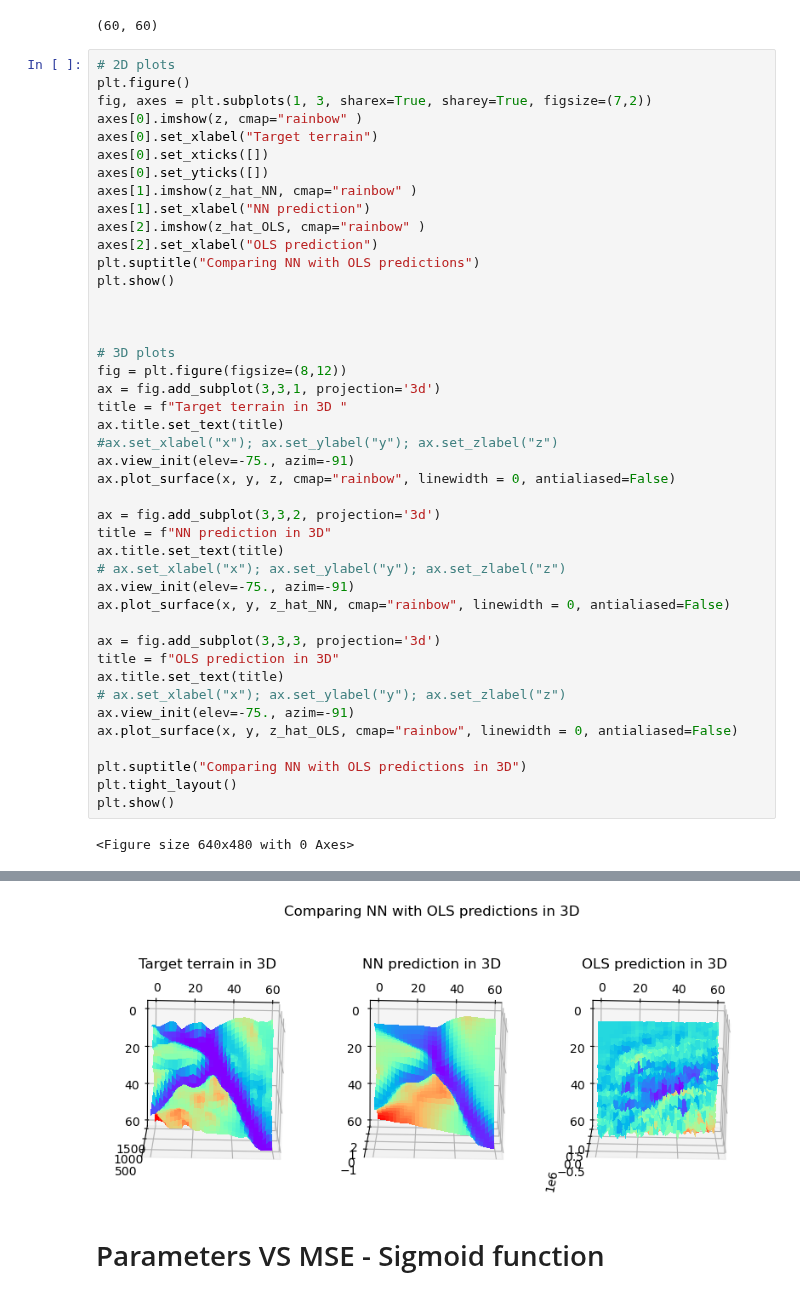
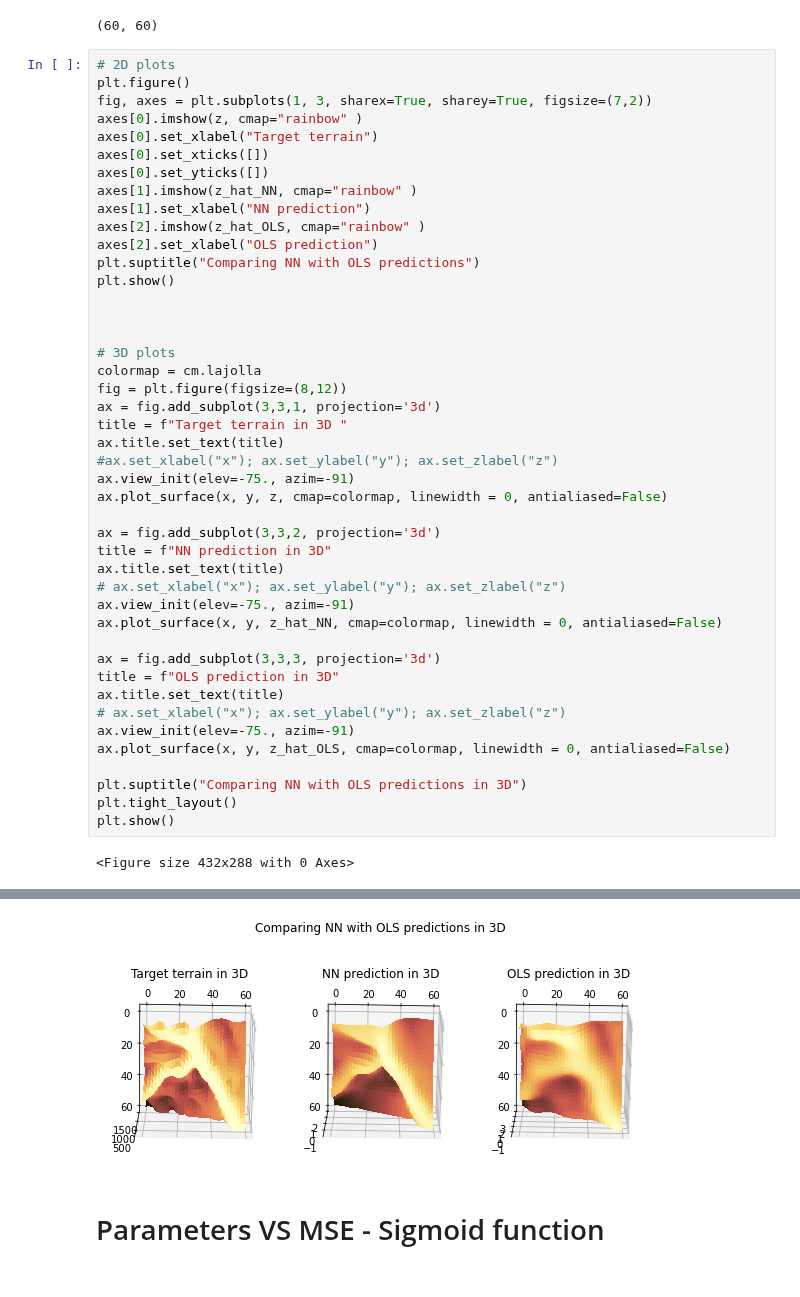
Before and after one commit to AndreasBordvik/FYS-STK4155-Prj2_report, a Jupyter notebook: code/NN_results_plot.ipynb, the cells around one changed output, grey strips where cells are left out. Drawn from its saved outputs; the diff is of its cells as text.

```diff
--- a/code/NN_results_plot.ipynb
+++ b/code/NN_results_plot.ipynb
@@ -137,30 +138,31 @@ plt.show()
 
 
 # 3D plots
+colormap = cm.lajolla
 fig = plt.figure(figsize=(8,12))
 ax = fig.add_subplot(3,3,1, projection='3d')
 title = f"Target terrain in 3D "
 ax.title.set_text(title)
 #ax.set_xlabel("x"); ax.set_ylabel("y"); ax.set_zlabel("z")
 ax.view_init(elev=-75., azim=-91)
-ax.plot_surface(x, y, z, cmap="rainbow", linewidth = 0, antialiased=False)
+ax.plot_surface(x, y, z, cmap=colormap, linewidth = 0, antialiased=False)
 
 ax = fig.add_subplot(3,3,2, projection='3d')
 title = f"NN prediction in 3D"
 ax.title.set_text(title)
 # ax.set_xlabel("x"); ax.set_ylabel("y"); ax.set_zlabel("z")
 ax.view_init(elev=-75., azim=-91)
-ax.plot_surface(x, y, z_hat_NN, cmap="rainbow", linewidth = 0, antialiased=False)
+ax.plot_surface(x, y, z_hat_NN, cmap=colormap, linewidth = 0, antialiased=False)
 
 ax = fig.add_subplot(3,3,3, projection='3d')
 title = f"OLS prediction in 3D"
 ax.title.set_text(title)
 # ax.set_xlabel("x"); ax.set_ylabel("y"); ax.set_zlabel("z")
 ax.view_init(elev=-75., azim=-91)
-ax.plot_surface(x, y, z_hat_OLS, cmap="rainbow", linewidth = 0, antialiased=False)
+ax.plot_surface(x, y, z_hat_OLS, cmap=colormap, linewidth = 0, antialiased=False)
 
 plt.suptitle("Comparing NN with OLS predictions in 3D")
 plt.tight_layout()
 plt.show()
 # %% [output]
-<Figure size 640x480 with 0 Axes>
+<Figure size 432x288 with 0 Axes>
@@ -168,4 +170,4 @@ plt.show()
-[figure, old version]
+[figure, new version]
 # %% [markdown]
 # Parameters VS MSE - Sigmoid function
 # %%
```
Also changed, not shown: parts of 5 cells of this notebook.
